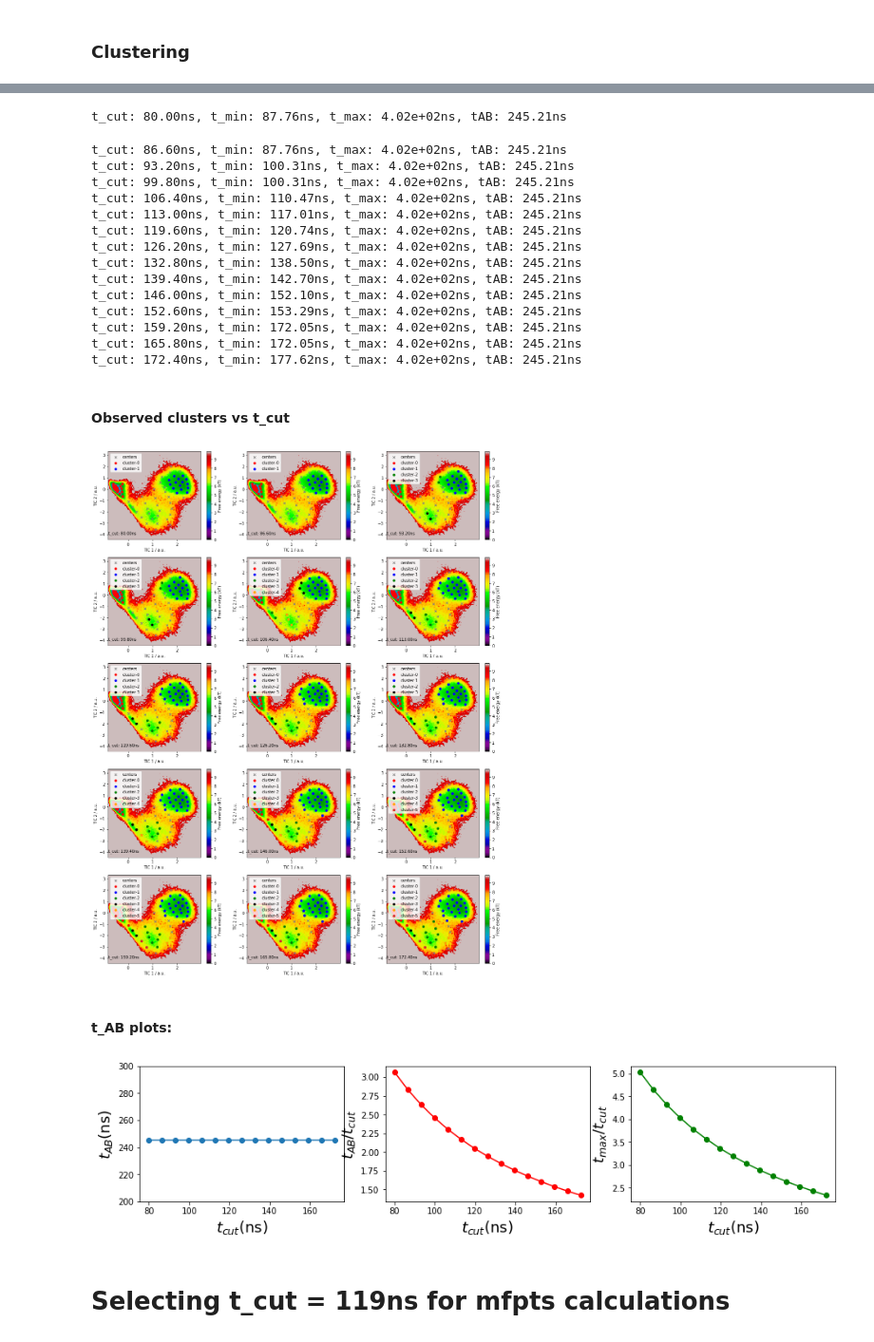
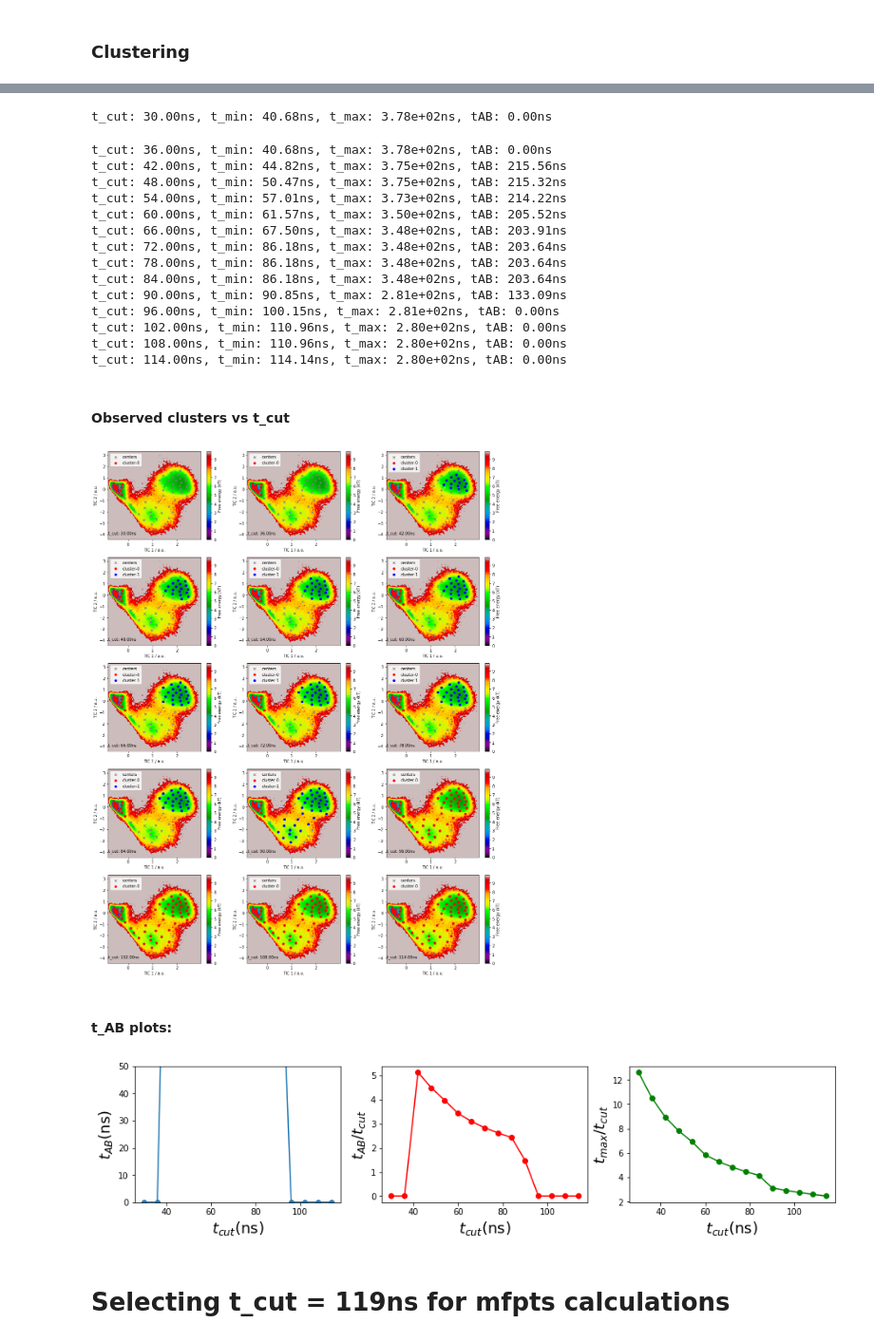
Before and after one commit to choderalab/msm-mfpt, a Jupyter notebook: models/Chignoling_mfpts_and_corrfunc_after_clustering.ipynb, the cells around one changed output, grey strips where cells are left out. Shown at 95% size. Cells and saved outputs as stored; diff of their text form; code cells hidden in the pictures.

Commit message:
update def of macrostates

```diff
--- a/models/Chignoling_mfpts_and_corrfunc_after_clustering.ipynb
+++ b/models/Chignoling_mfpts_and_corrfunc_after_clustering.ipynb
@@ -147,0 +163,32 @@ A Jupyter Widget
+# %%
+path='../../../DESHAWTRAJS/CLN025-0-protein/'
+reference = md.load_dcd(path + 'CLN025-0-protein-000.dcd', top=pdb_file)
+
+CA_atoms = reference.topology.select('name CA and resid 2 to 36')
+
+
+rmsd = []
+
+for traj_name in traj_files:
+    traj = md.load_dcd(traj_name, top=pdb_file)
+    for element in md.rmsd(traj, reference, 1500, atom_indices=CA_atoms):
+        rmsd.append(element)
+
+fig = plt.figure(figsize=(17, 2))
+plt.plot(rmsd[::500])
+#plt.axis([0, 100, 0.0, 0.5])
+plt.ylabel('RMSD(nm)')
+plt.xlabel('Snapshot Num./500')
+plt.show()
+
+
+#histogram
+fig = plt.figure(figsize=(5, 3))
+
+ax1 = fig.add_subplot(111)
+ax1.hist(rmsd[::100], normed=True, bins=30, color='r', alpha=0.5, edgecolor='r')
+ax1.set_xlabel('RMSD$(\AA)$', fontsize=12)
+ax1.set_ylabel('Probability Dens.', fontsize=12)
+
+# to Angstrom
+rmsd = np.array(rmsd) * 10.0
@@ -161,7 +211,7 @@ lag_index = [ get_lagtime_from_array(lags, element*0.2)[0] for element in lag_to
 
 # This are the t_cut intervals to explore (in lag-time units) with the lag times in "lag_to_use"
 #range_per_lag = [[200,600], [200,350], [100,250], [30,200]]
-range_per_lag = [[400,900]]
+range_per_lag = [[150,600]]
 # %% [markdown]
 ### Clustering
 # %%
@@ -197,8 +247,8 @@ for k, index in enumerate(lag_index):
         big_clusters_index =[]
 
         # clustering
-        #clusters, t_min, t_max, clustered_tmatrix = kinetic_clustering_from_tmatrix(K, t_cut=t_cut, verbose=False)
-        clusters, t_min, t_max = kinetic_clustering2_from_tmatrix(K, t_cut=t_cut, verbose=False)
+        clusters, t_min, t_max, clustered_tmatrix = kinetic_clustering_from_tmatrix(K, t_cut=t_cut, verbose=False)
+        #clusters, t_min, t_max = kinetic_clustering2_from_tmatrix(K, t_cut=t_cut, verbose=False)
 
 
         t_min_list.append(t_min)
@@ -216,8 +266,8 @@ for k, index in enumerate(lag_index):
         big_clusters_list.append(big_clusters)
 
         if n_big > 1:
-            #tAB = markov_commute_time(clustered_tmatrix,[macrostates[0]],[macrostates[1]] )
-            tAB = markov_commute_time(K,[macrostates[0]],[macrostates[1]] )
+            #tAB = markov_commute_time(clustered_tmatrix,big_clusters[macrostates[0]],big_clusters[macrostates[1]] )
+            tAB = markov_commute_time(K, big_clusters[macrostates[0]], big_clusters[macrostates[1]] )
         else:
             tAB = 0.0
         t_AB_list.append(tAB)
@@ -228,50 +278,50 @@ for k, index in enumerate(lag_index):
         pyemma.plots.plot_free_energy(*tica.T)
         plt.scatter(*cluster.clustercenters.T, marker='x', c='grey', s=30, label='centers')
         plt.annotate("t_cut: {:.2f}ns".format(t_cut*dt), xy=(-0.8,-4))
 
         colors = ['red','blue','green','black','orange'] + color_sequence
 
         for i, cluster_i in enumerate(big_clusters):
             cluster_i_tica_xy = []
             for index in cluster_i:
                 cluster_i_tica_xy.append(cluster.clustercenters[index])
             cluster_i_tica_xy = np.array(cluster_i_tica_xy)
             c=colors[i]
             plt.scatter(*cluster_i_tica_xy.T, marker='o', c=c, s=30, label='cluster-'+str(i))
 
         plt.legend(loc='upper left')
         plt.xlabel('TIC 1 / a.u.')
         plt.ylabel('TIC 2 / a.u.')
 
     printmd("#### Observed clusters vs t_cut")
     plt.show()
 
     printmd("#### t_AB plots:")
-    plot_t_AB(t_cut_values, t_min_list, t_max_list, t_AB_list,tAB_interval=[200,300])
+    plot_t_AB(t_cut_values, t_min_list, t_max_list, t_AB_list,tAB_interval=[0,50])
 
 #     printmd("#### RMSD of the Macrostates:")
 #     plot_rmsd_histogram_clusters(t_cut_values, big_clusters_list, rmsd, dt, dtrajs=cluster.dtrajs)
 # %% [output]
 ### Lag-time: 0.2ns
 #### t_values:
-t_cut: 80.00ns, t_min: 87.76ns, t_max: 4.02e+02ns, tAB: 245.21ns
+t_cut: 30.00ns, t_min: 40.68ns, t_max: 3.78e+02ns, tAB: 0.00ns
-t_cut: 86.60ns, t_min: 87.76ns, t_max: 4.02e+02ns, tAB: 245.21ns
-t_cut: 93.20ns, t_min: 100.31ns, t_max: 4.02e+02ns, tAB: 245.21ns
-t_cut: 99.80ns, t_min: 100.31ns, t_max: 4.02e+02ns, tAB: 245.21ns
-t_cut: 106.40ns, t_min: 110.47ns, t_max: 4.02e+02ns, tAB: 245.21ns
-t_cut: 113.00ns, t_min: 117.01ns, t_max: 4.02e+02ns, tAB: 245.21ns
-t_cut: 119.60ns, t_min: 120.74ns, t_max: 4.02e+02ns, tAB: 245.21ns
-t_cut: 126.20ns, t_min: 127.69ns, t_max: 4.02e+02ns, tAB: 245.21ns
-t_cut: 132.80ns, t_min: 138.50ns, t_max: 4.02e+02ns, tAB: 245.21ns
-t_cut: 139.40ns, t_min: 142.70ns, t_max: 4.02e+02ns, tAB: 245.21ns
-t_cut: 146.00ns, t_min: 152.10ns, t_max: 4.02e+02ns, tAB: 245.21ns
-t_cut: 152.60ns, t_min: 153.29ns, t_max: 4.02e+02ns, tAB: 245.21ns
-t_cut: 159.20ns, t_min: 172.05ns, t_max: 4.02e+02ns, tAB: 245.21ns
-t_cut: 165.80ns, t_min: 172.05ns, t_max: 4.02e+02ns, tAB: 245.21ns
-t_cut: 172.40ns, t_min: 177.62ns, t_max: 4.02e+02ns, tAB: 245.21ns
+t_cut: 36.00ns, t_min: 40.68ns, t_max: 3.78e+02ns, tAB: 0.00ns
+t_cut: 42.00ns, t_min: 44.82ns, t_max: 3.75e+02ns, tAB: 215.56ns
+t_cut: 48.00ns, t_min: 50.47ns, t_max: 3.75e+02ns, tAB: 215.32ns
+t_cut: 54.00ns, t_min: 57.01ns, t_max: 3.73e+02ns, tAB: 214.22ns
+t_cut: 60.00ns, t_min: 61.57ns, t_max: 3.50e+02ns, tAB: 205.52ns
+t_cut: 66.00ns, t_min: 67.50ns, t_max: 3.48e+02ns, tAB: 203.91ns
+t_cut: 72.00ns, t_min: 86.18ns, t_max: 3.48e+02ns, tAB: 203.64ns
+t_cut: 78.00ns, t_min: 86.18ns, t_max: 3.48e+02ns, tAB: 203.64ns
+t_cut: 84.00ns, t_min: 86.18ns, t_max: 3.48e+02ns, tAB: 203.64ns
+t_cut: 90.00ns, t_min: 90.85ns, t_max: 2.81e+02ns, tAB: 133.09ns
+t_cut: 96.00ns, t_min: 100.15ns, t_max: 2.81e+02ns, tAB: 0.00ns
+t_cut: 102.00ns, t_min: 110.96ns, t_max: 2.80e+02ns, tAB: 0.00ns
+t_cut: 108.00ns, t_min: 110.96ns, t_max: 2.80e+02ns, tAB: 0.00ns
+t_cut: 114.00ns, t_min: 114.14ns, t_max: 2.80e+02ns, tAB: 0.00ns
 #### Observed clusters vs t_cut
-[figure, old version]
+[figure, new version]
 #### t_AB plots:
-[figure, old version]
+[figure, new version]
 # %% [markdown]
 # Selecting t_cut = 119ns for mfpts calculations
```
Also changed, not shown: parts of 15 cells of this notebook, 1 other file.
